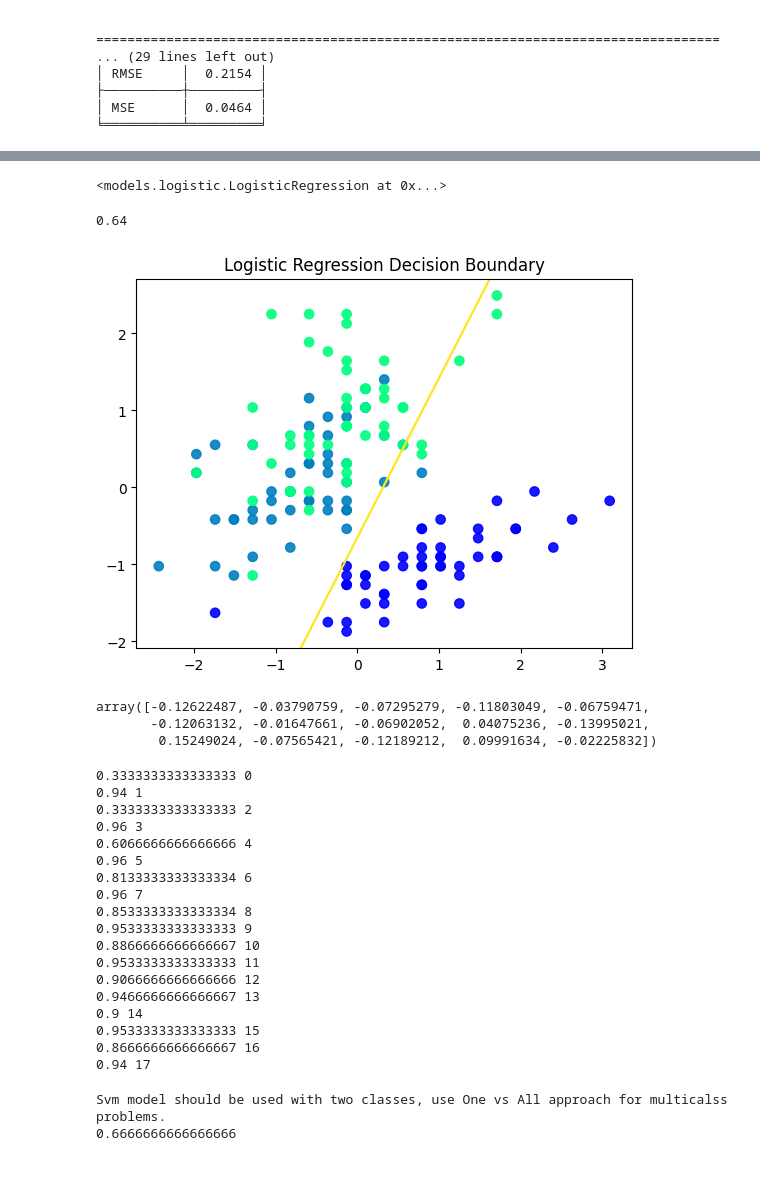
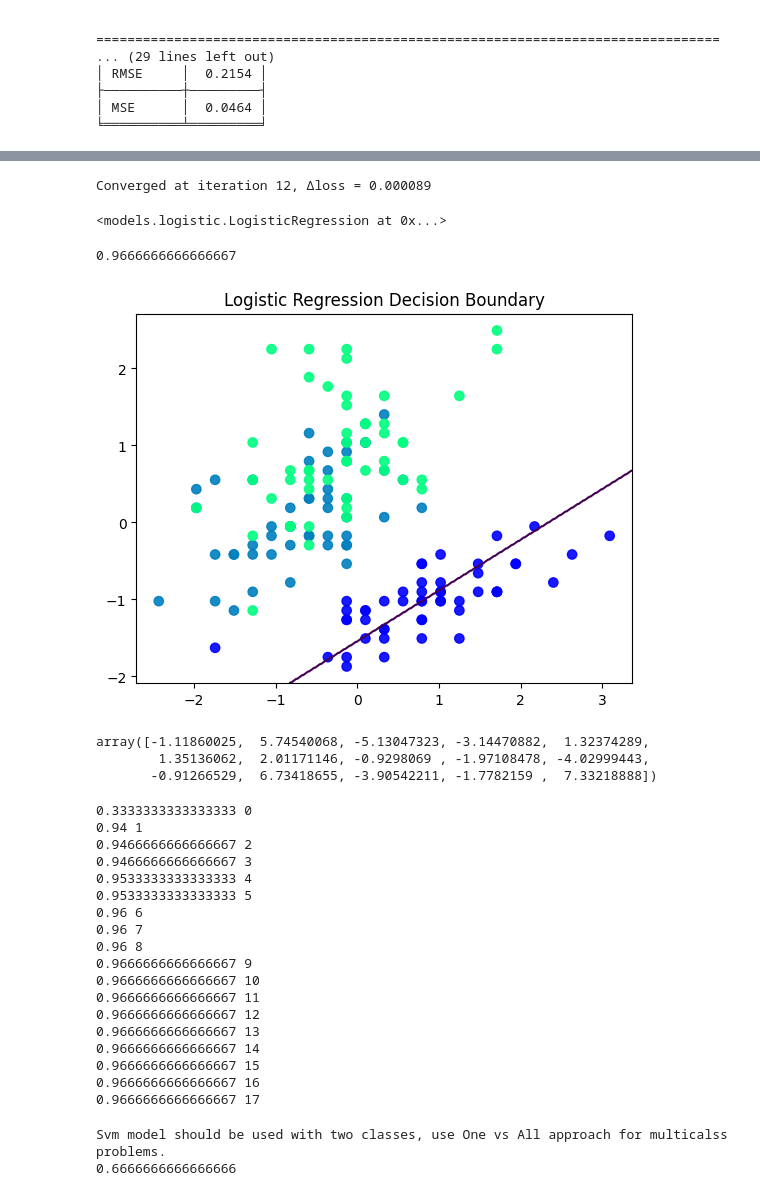
Before and after one commit to KawaMaciej/Modeling-framework, a Jupyter notebook: linear_regression_testing.ipynb, the cells around one changed output, grey strips where cells are left out. Saved outputs shown, nothing was run; the diff lists cells and outputs as text; code cells hidden in the pictures.

```diff
--- a/linear_regression_testing.ipynb
+++ b/linear_regression_testing.ipynb
@@ -131,9 +131,8 @@ import pandas as pd
 #X = pd.DataFrame(X, columns=["1","2","3","4","5"])
 # %%
 
-log = LogisticRegression(X.shape[1],
-                         len(np.unique(Y)),
-                         regularization="elastic_net",
+log = LogisticRegression(
+                         regularization="None",
                          solver="LBFGS",
                          l2_ratio=0.5,
                          l1_ratio= 0.9,
@@ -142,21 +141,22 @@ log = LogisticRegression(X.shape[1],
                          random_state = 0)
 log.fit(X, Y)
 # %% [output]
-<models.logistic.LogisticRegression at 0x...>
+Converged at iteration 12, Δloss = 0.000089
+<models.logistic.LogisticRegression at 0x...>
 # %%
 pred = log.predict(X)
-pred
+
 print(balanced_accuracy(Y, pred))
 log.plot(1,0)
 # %% [output]
-0.64
+0.9666666666666667
-[figure, old version]
+[figure, new version]
 # %%
 log.theta
 # %% [output]
-array([-0.12622487, -0.03790759, -0.07295279, -0.11803049, -0.06759471,
-       -0.12063132, -0.01647661, -0.06902052,  0.04075236, -0.13995021,
-        0.15249024, -0.07565421, -0.12189212,  0.09991634, -0.02225832])
+array([-1.11860025,  5.74540068, -5.13047323, -3.14470882,  1.32374289,
+        1.35136062,  2.01171146, -0.9298069 , -1.97108478, -4.02999443,
+       -0.91266529,  6.73418655, -3.90542211, -1.7782159 ,  7.33218888])
 # %%
 from models.onevsall import OVA
 from models.svm import SVMClassificator
@@ -167,22 +167,22 @@ for i in range(0, 18):
 # %% [output]
 0.3333333333333333 0
 0.94 1
-0.3333333333333333 2
-0.96 3
-0.6066666666666666 4
-0.96 5
-0.8133333333333334 6
+0.9466666666666667 2
+0.9466666666666667 3
+0.9533333333333333 4
+0.9533333333333333 5
+0.96 6
 0.96 7
-0.8533333333333334 8
-0.9533333333333333 9
-0.8866666666666667 10
-0.9533333333333333 11
-0.9066666666666666 12
-0.9466666666666667 13
-0.9 14
-0.9533333333333333 15
-0.8666666666666667 16
-0.94 17
+0.96 8
+0.9666666666666667 9
+0.9666666666666667 10
+0.9666666666666667 11
+0.9666666666666667 12
+0.9666666666666667 13
+0.9666666666666667 14
+0.9666666666666667 15
+0.9666666666666667 16
+0.9666666666666667 17
 # %%
 svm = SVMClassificator(kernel="rbf", n_iter=100, lr=0.01 , C=1, r=1, gamma=0.4).fit(X,Y)
 svm.predict(X)
```
Also changed, not shown: parts of 8 cells of this notebook, 9 other files.
